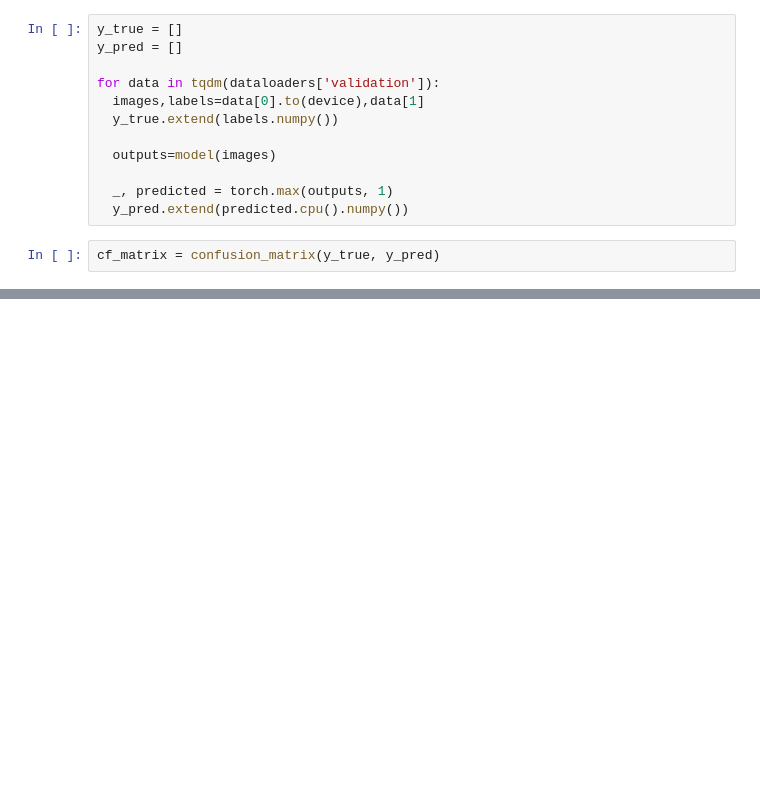
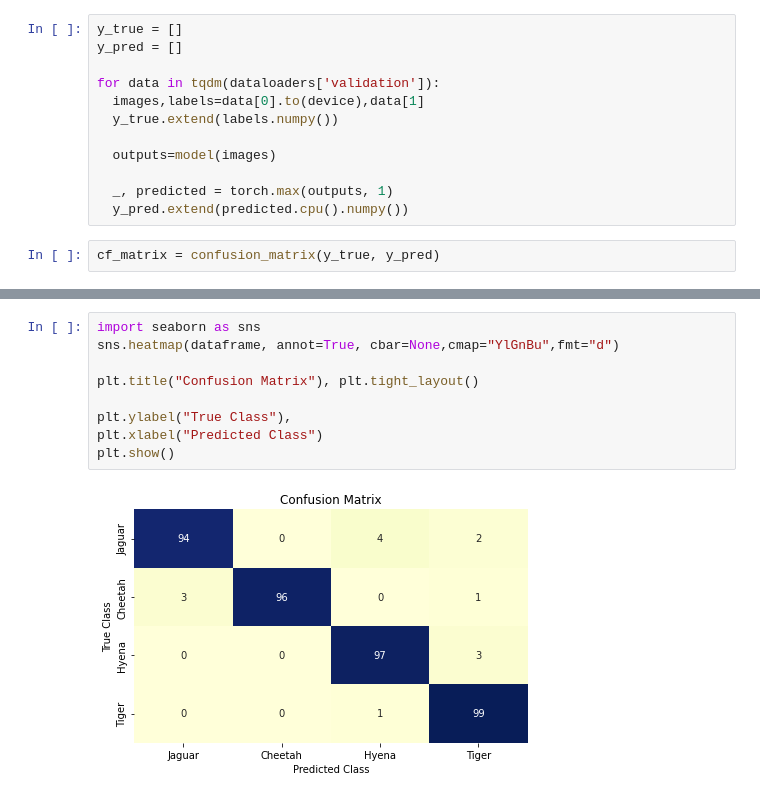
Before and after one commit to Omeritzio/Cheetah-Hyena-Jaguar-and-Tiger, a Jupyter notebook: cheetah-hyena-jaguar-and-tiger-classification.ipynb, the cells around one changed output, grey strips where cells are left out. Saved outputs shown, nothing was run; the diff lists cells and outputs as text; blank space fills up the shorter version.

```diff
--- a/cheetah-hyena-jaguar-and-tiger-classification.ipynb
+++ b/cheetah-hyena-jaguar-and-tiger-classification.ipynb
@@ -439,0 +440,11 @@ dataframe
+# %%
+import seaborn as sns
+sns.heatmap(dataframe, annot=True, cbar=None,cmap="YlGnBu",fmt="d")
+
+plt.title("Confusion Matrix"), plt.tight_layout()
+
+plt.ylabel("True Class"),
+plt.xlabel("Predicted Class")
+plt.show()
+# %% [output]
+[figure, added]
```
Also changed, not shown: parts of 9 cells of this notebook.
